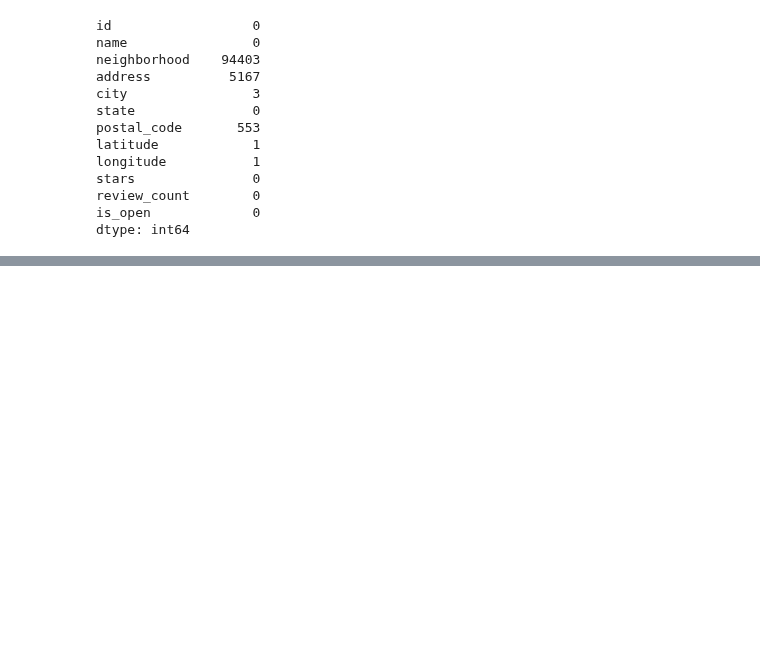
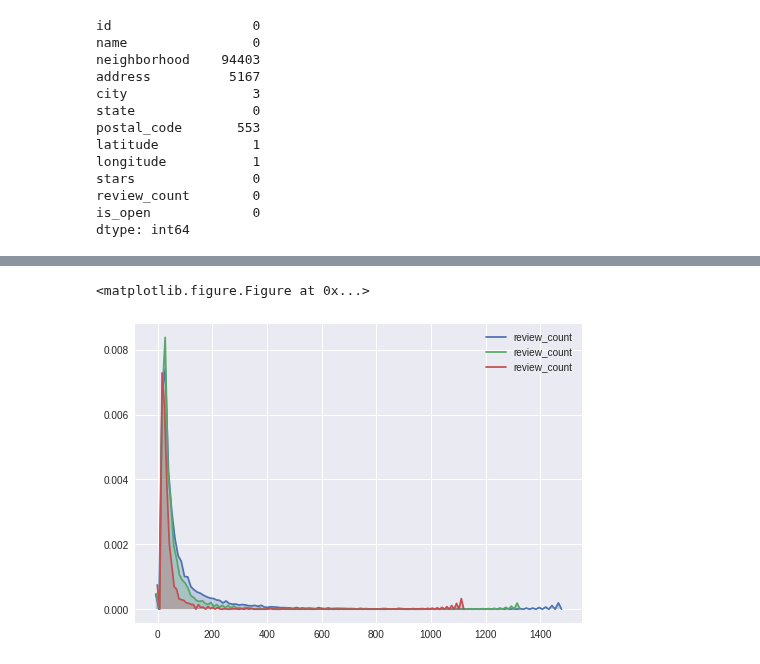
Before and after one commit to CornellDataScience/NLP_Research-FA17, a Jupyter notebook: cameron/Initial_EDA.ipynb, the cells around one changed output, grey strips where cells are left out. Cells and saved outputs as stored; diff of their text form; code cells hidden in the pictures; blank space fills up the shorter version.

```diff
--- a/cameron/Initial_EDA.ipynb
+++ b/cameron/Initial_EDA.ipynb
@@ -105,0 +112,10 @@ count_table(b[b['stars'] >= 4.0], cols[1:], count=15)
+# %%
+plt.figure()
+bcut = b[b['review_count'] < 1500]
+sns.kdeplot(bcut[bcut['stars'] == 4]['review_count'], shade=True)
+sns.kdeplot(bcut[bcut['stars'] == 3]['review_count'], shade=True)
+sns.kdeplot(bcut[bcut['stars'] == 2]['review_count'], shade=True)
+plt.show()
+# %% [output]
+<matplotlib.figure.Figure at 0x...>
+[figure, added]
```
Also changed, not shown: parts of 17 cells of this notebook.
